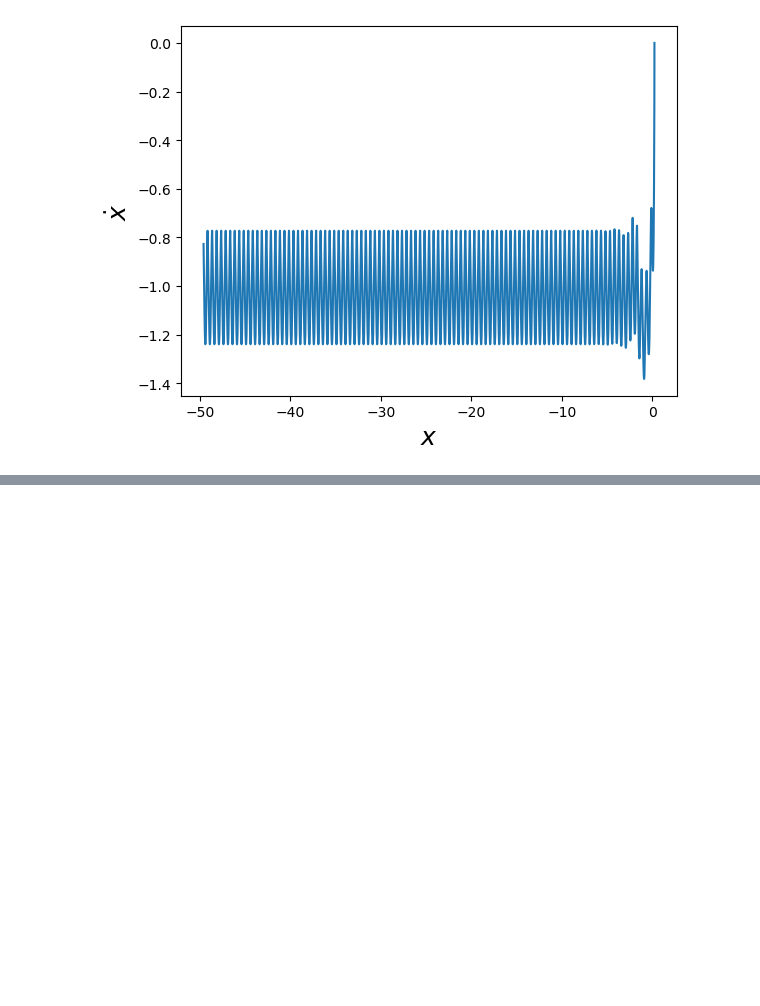
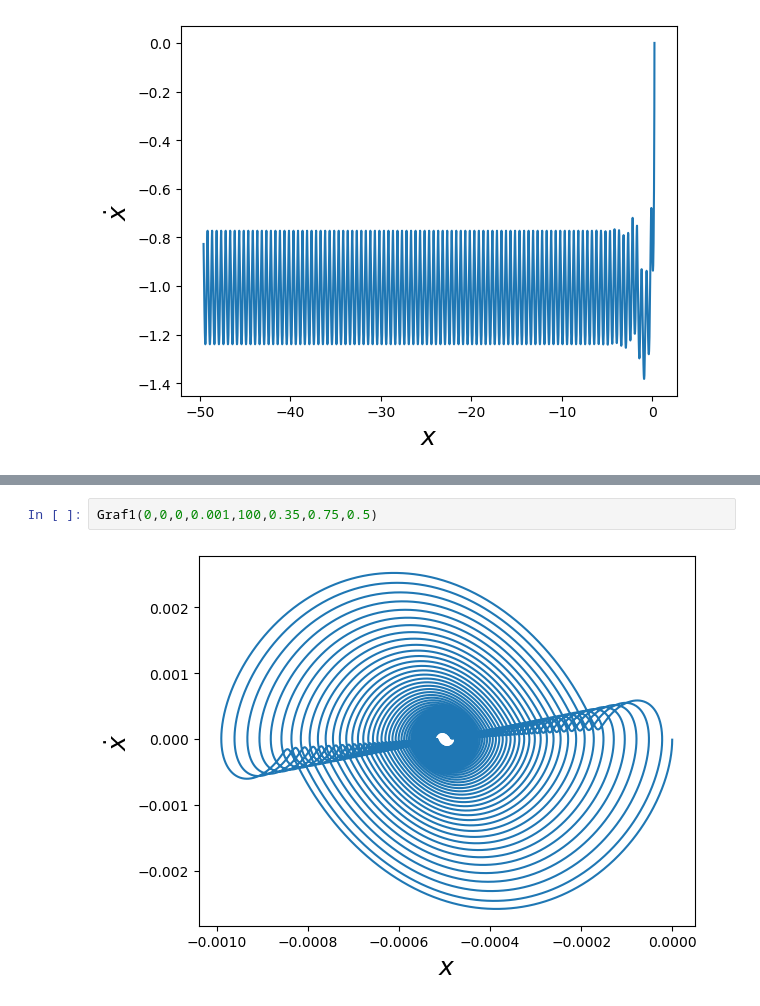
Before and after one commit to Arely00/ArelyGuadalupeJimenezDIaz-mn-2024, a Jupyter notebook: Proyecto Final.ipynb, the cells around one changed output, grey strips where cells are left out. Drawn from its saved outputs; the diff is of its cells as text; blank space fills up the shorter version.

```diff
--- a/Proyecto Final.ipynb
+++ b/Proyecto Final.ipynb
@@ -256,0 +379,4 @@ prom(0.5,0,0,0.001,10)
+# %%
+Graf1(0,0,0,0.001,100,0.35,0.75,0.5)
+# %% [output]
+[figure, added]
```
Also changed, not shown: parts of 10 cells of this notebook.
